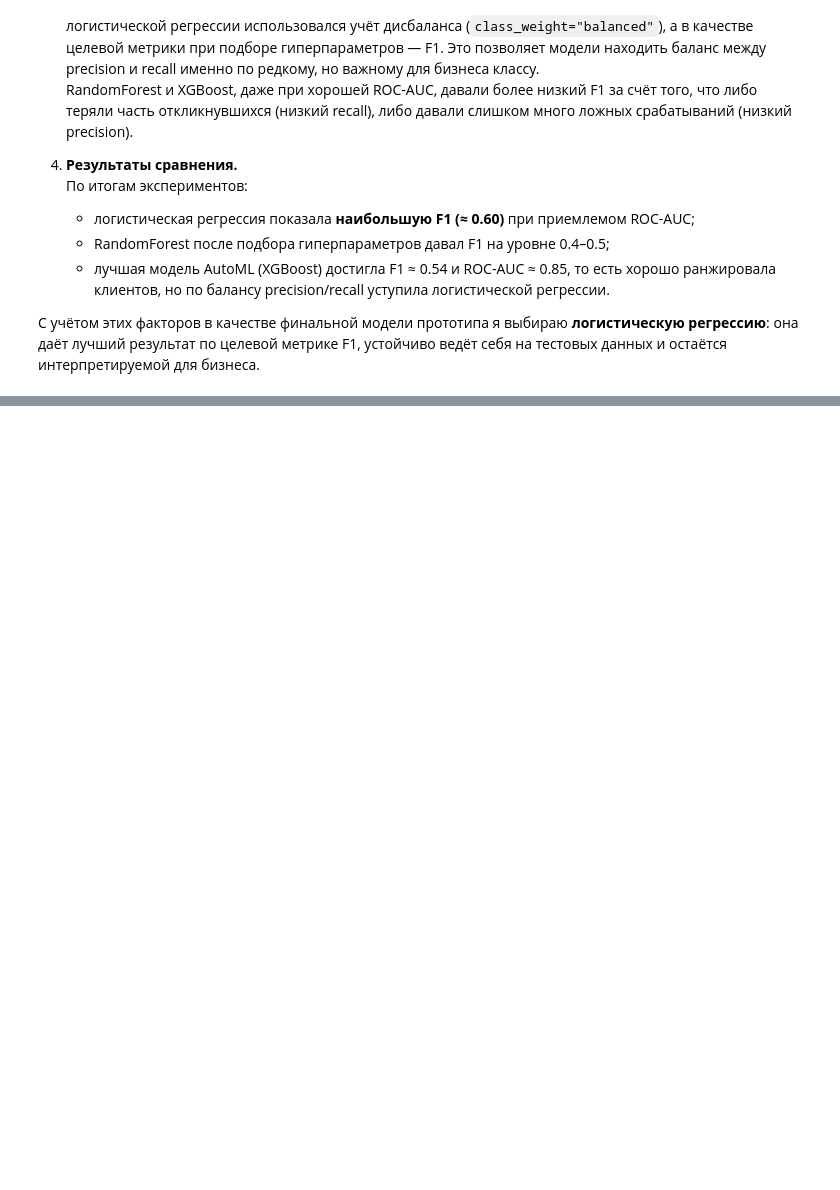
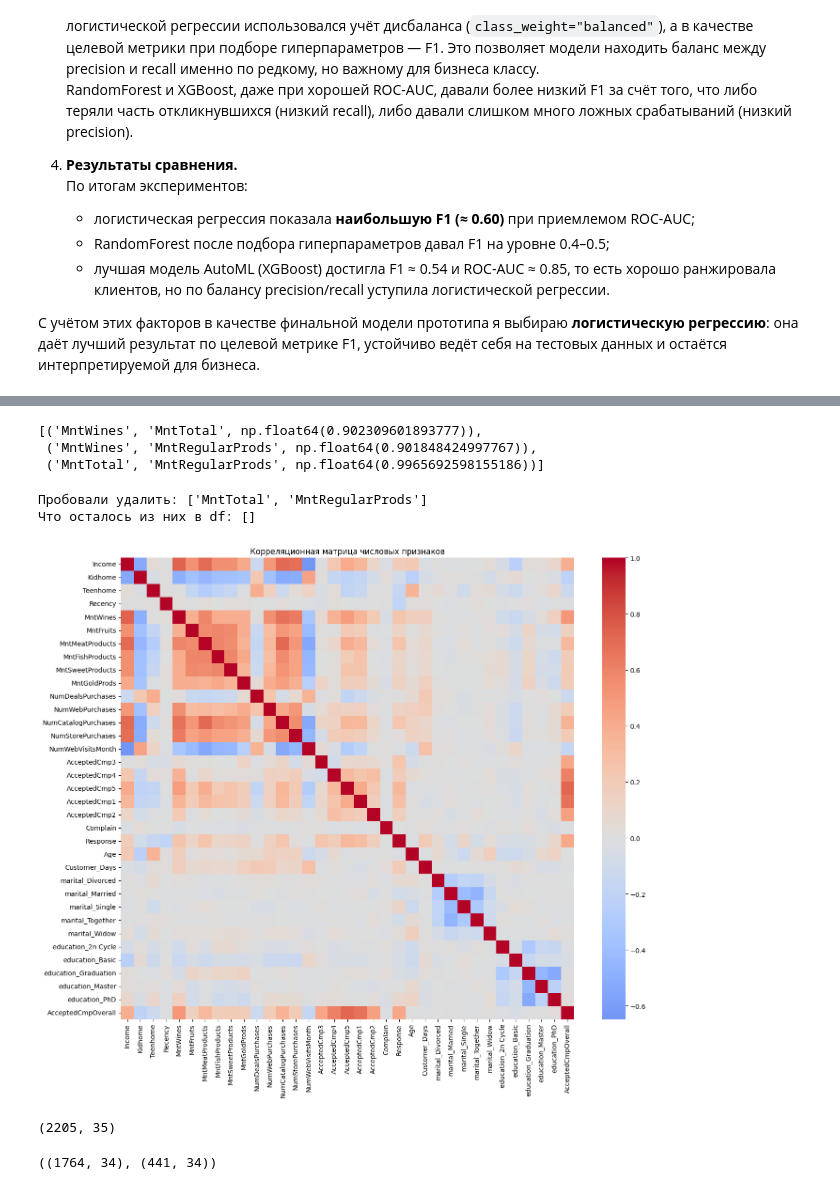
Before and after one commit to boiarchuk-a/Data-project, a Jupyter notebook: my_model.ipynb, the cells around one changed output, grey strips where cells are left out. Saved outputs shown, nothing was run; the diff lists cells and outputs as text; code cells hidden in the pictures; blank space fills up the shorter version.

Commit message:
Add  improved model

```diff
--- a/my_model.ipynb
+++ b/my_model.ipynb
@@ -429,0 +439,63 @@ AutoML (FLAML) — F1: 0.552, ROC-AUC: 0.902, score: 0.727
+# %%
+import numpy as np
+
+num_cols = df.select_dtypes(include=np.number).columns
+corr = df[num_cols].corr().abs()
+
+high_corr_pairs = []
+for i in range(len(num_cols)):
+    for j in range(i+1, len(num_cols)):
+        if corr.iloc[i, j] > 0.9:  # порог можно менять
+            high_corr_pairs.append((num_cols[i], num_cols[j], corr.iloc[i, j]))
+
+high_corr_pairs[:10]  # посмотреть первые 10 пар
+# %% [output]
+[('MntWines', 'MntTotal', np.float64(0.902309601893777)),
+ ('MntWines', 'MntRegularProds', np.float64(0.901848424997767)),
+ ('MntTotal', 'MntRegularProds', np.float64(0.9965692598155186))]
+# %%
+cols_to_drop = ["MntTotal", "MntRegularProds"]
+
+df = df.drop(columns=cols_to_drop, errors="ignore")
+print("Пробовали удалить:", cols_to_drop)
+print("Что осталось из них в df:", [c for c in cols_to_drop if c in df.columns])
+# %% [output]
+Пробовали удалить: ['MntTotal', 'MntRegularProds']
+Что осталось из них в df: []
+# %%
+numeric_cols = df.select_dtypes(include=['int64', 'float64']).columns
+corr_full = df[numeric_cols].corr()
+
+plt.figure(figsize=(14, 12))
+sns.heatmap(
+    corr_full,
+    cmap="coolwarm",
+    center=0
+)
+plt.title("Корреляционная матрица числовых признаков")
+plt.tight_layout()
+plt.show()
+# %% [output]
+[figure, added]
+# %%
+df.shape
+# %% [output]
+(2205, 35)
+# %%
+from sklearn.model_selection import train_test_split
+
+target_col = 'Response'
+
+X = df.drop(columns=[target_col])
+y = df[target_col]
+
+X_train, X_test, y_train, y_test = train_test_split(
+    X, y,
+    test_size=0.2,
+    random_state=42,
+    stratify=y
+)
+
+X_train.shape, X_test.shape
+# %% [output]
+((1764, 34), (441, 34))
```
Also changed, not shown: parts of 10 cells of this notebook, 1 other file.
